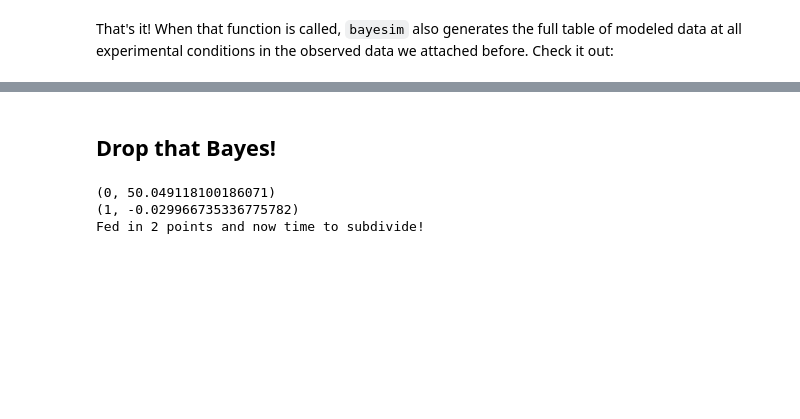
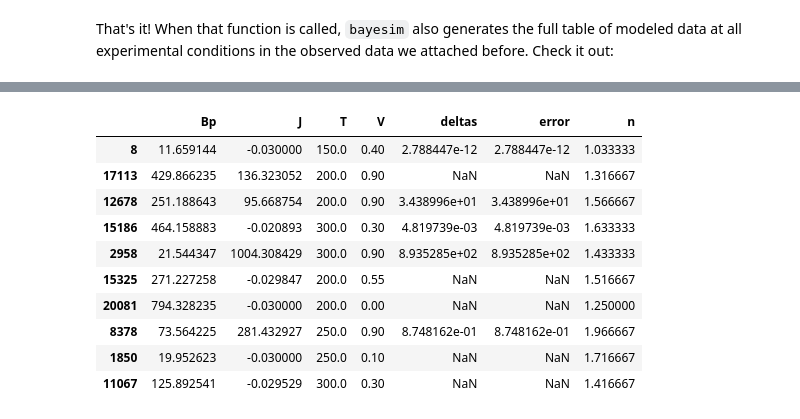
Before and after one commit to PV-Lab/bayesim, a Jupyter notebook: examples/diode/ideal_diode.ipynb, the cells around one changed output, grey strips where cells are left out. Saved outputs shown, nothing was run; the diff lists cells and outputs as text; code cells hidden in the pictures; blank space fills up the shorter version.

Commit message:
commit before trying to fix nongridded delta calculation

```diff
--- a/examples/diode/ideal_diode.ipynb
+++ b/examples/diode/ideal_diode.ipynb
@@ -134,8 +209,16 @@ m.calc_model_gradients()
-# %% [markdown]
-## Drop that Bayes!
 # %%
-m.run()
+m.save_state()
-# %% [output]
-(0, 50.049118100186071)
-(1, -0.029966735336775782)
-Fed in 2 points and now time to subdivide!
+# %%
+m.model_data.sample(10)
+# %% [output]
+|  | Bp | J | T | V | deltas | error | n |
+| 8 | 11.659144 | -0.030000 | 150.0 | 0.40 | 2.788447e-12 | 2.788447e-12 | 1.033333 |
+| 17113 | 429.866235 | 136.323052 | 200.0 | 0.90 | NaN | NaN | 1.316667 |
+| 12678 | 251.188643 | 95.668754 | 200.0 | 0.90 | 3.438996e+01 | 3.438996e+01 | 1.566667 |
+| 15186 | 464.158883 | -0.020893 | 300.0 | 0.30 | 4.819739e-03 | 4.819739e-03 | 1.633333 |
+| 2958 | 21.544347 | 1004.308429 | 300.0 | 0.90 | 8.935285e+02 | 8.935285e+02 | 1.433333 |
+| 15325 | 271.227258 | -0.029847 | 200.0 | 0.55 | NaN | NaN | 1.516667 |
+| 20081 | 794.328235 | -0.030000 | 200.0 | 0.00 | NaN | NaN | 1.250000 |
+| 8378 | 73.564225 | 281.432927 | 250.0 | 0.90 | 8.748162e-01 | 8.748162e-01 | 1.966667 |
+| 1850 | 19.952623 | -0.030000 | 250.0 | 0.10 | NaN | NaN | 1.716667 |
+| 11067 | 125.892541 | -0.029529 | 300.0 | 0.30 | NaN | NaN | 1.416667 |
```
Also changed, not shown: parts of 40 cells of this notebook, 6 other files.
